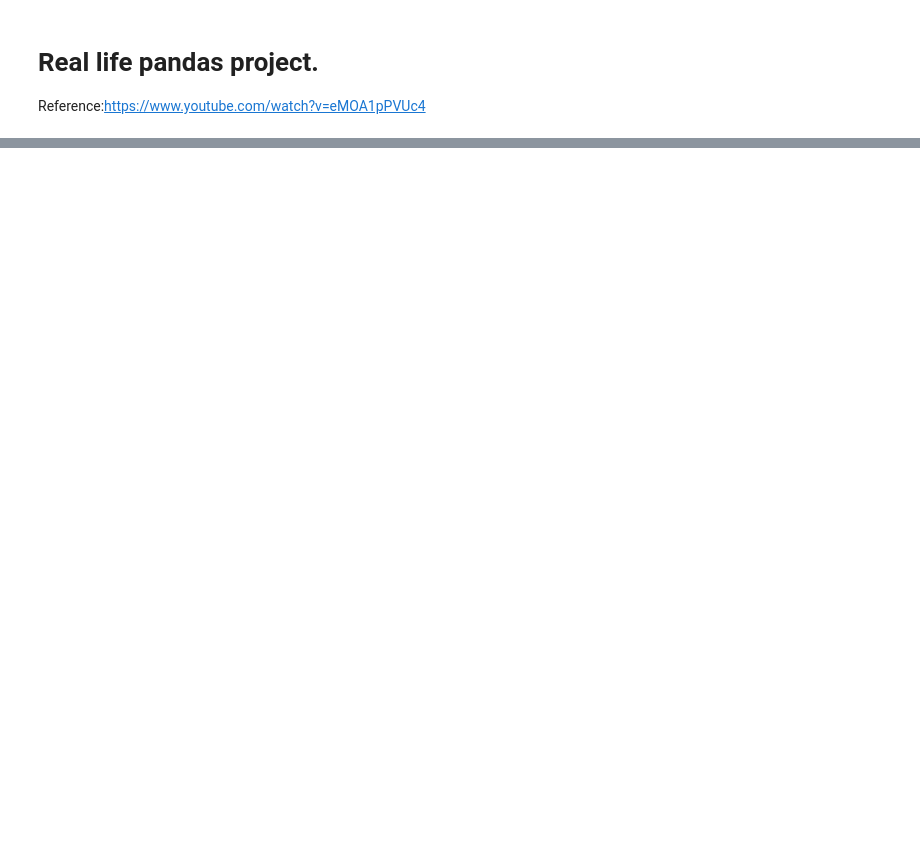
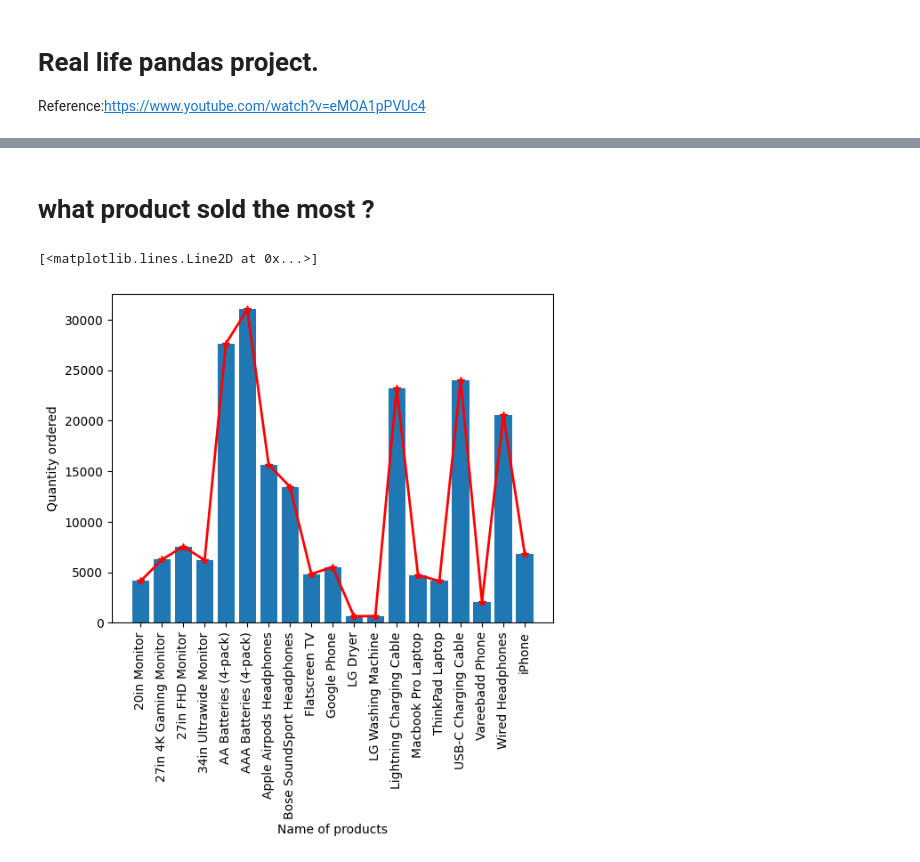
Before and after one commit to FahimTanvir12/Data-Science-and-machine-learning-using-python, a Jupyter notebook: project_on _pandas_and_numpy.ipynb, the cells around one changed output, grey strips where cells are left out. Cells and saved outputs as stored; diff of their text form; code cells hidden in the pictures; blank space fills up the shorter version.

```diff
--- a/project_on _pandas_and_numpy.ipynb
+++ b/project_on _pandas_and_numpy.ipynb
@@ -24,0 +314,14 @@ FileNotFoundError: [Errno 2] No such file or directory: './Sales_Data/Sales_Apri
+# %%
+
+
+data_frame["Grouped"]=data_frame.groupby("Order ID")['Product'].transform(lambda x:','.join(x))
+
+#We cant use .sum() in this case because in this case we need to sum up some strings
+#To sum up strings there are no functions
+#So we need to create a custom function which will to join these strings
+#The function will be called join
+data_frame.head(5)
+#Lets make a duplicate of Order id and Grouped Data to another dataframe
+data_frame=data_frame[["Order ID","Grouped"]].drop_duplicates()
+
+data_frame.head()
@@ -24,0 +340,18 @@ FileNotFoundError: [Errno 2] No such file or directory: './Sales_Data/Sales_Apri
+# %%
+data_frame.count()
+
+#We need to count the same product series purshed by different user ids
+from itertools import combinations
+from collections import Counter
+count=Counter()
+
+
+
+count=Counter()
+
+
+for i in data_frame["Grouped"]:
+    row_list=i.split(',')
+    count.update(Counter(combinations(row_list,2)))  #Which two items sold the most
+print(count)
+count.most_common(10)
@@ -24,0 +370,16 @@ FileNotFoundError: [Errno 2] No such file or directory: './Sales_Data/Sales_Apri
+# %% [markdown]
+# what product sold the most ?
+# %%
+df=pd.read_csv("./Filtered_data.csv")
+df.head()
+df2=df.groupby("Product")["Quantity Ordered"]
+df1=df.groupby("Product")["Quantity Ordered"].sum()
+pr=[product for product,i in df2]
+plt.bar(pr,df1)
+plt.xticks(pr,rotation='vertical')
+plt.xlabel("Name of products")
+plt.ylabel("Quantity ordered")
+plt.plot(pr,df1,color='r',linewidth=2,marker='*')
+# %% [output]
+[<matplotlib.lines.Line2D at 0x...>]
+[figure, added]
```
Also changed, not shown: parts of 31 cells of this notebook.
